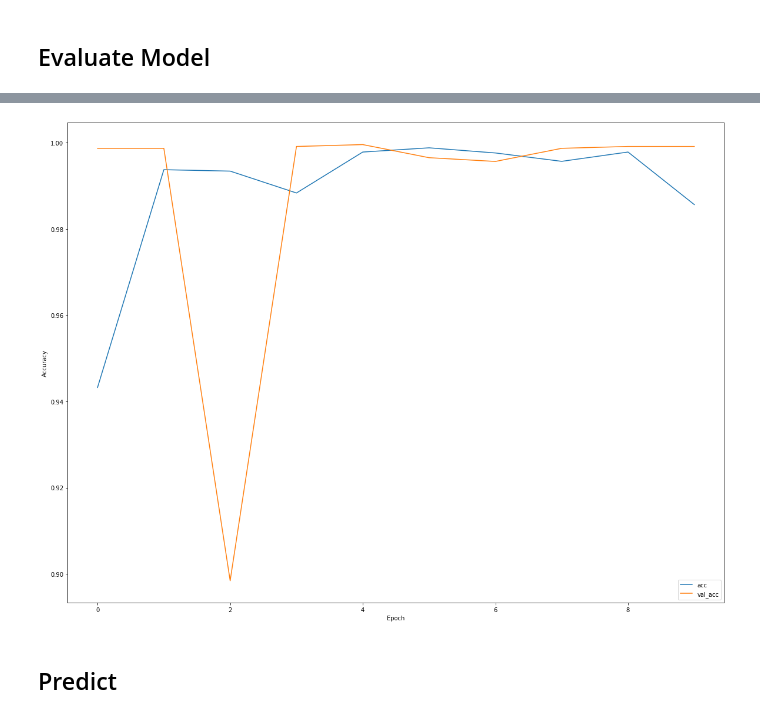
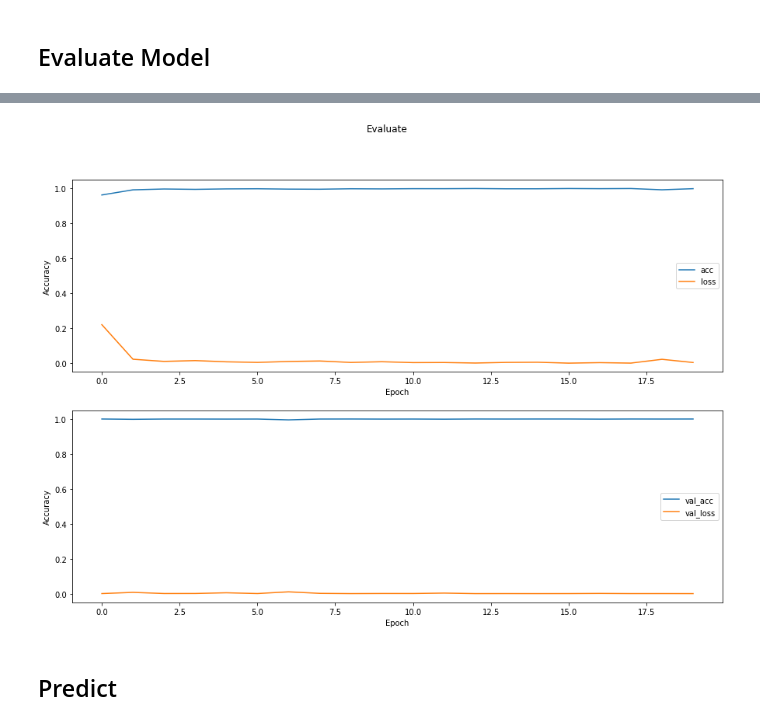
Before and after one commit to krogerpa/oveject_detection, a Jupyter notebook: CNN_tom.ipynb, the cells around one changed output, grey strips where cells are left out. Saved outputs shown, nothing was run; the diff lists cells and outputs as text; code cells hidden in the pictures.

```diff
--- a/CNN_tom.ipynb
+++ b/CNN_tom.ipynb
@@ -59,7 +48,7 @@ VALIDATION_SPLIT = 0.2 #@param {type:"number"}
 
 IMAGE_FOLDER_NAME = "robot_ball_dataset" #@param {type:"string"}
 
-TEST_FOLDER_NAME = "test"
+TEST_FOLDER_NAME = "test_dataset" #@param {type:"string"}
 
 DIMEN = 240 #@param {type:"integer"}
 
@@ -69,17 +58,17 @@ BATCH_SIZE = 64 #@param {type:"integer"}
 
 #@markdown #### Load Data
 
-DATA_FOLDER_PATH = "images/processed_data" #@param {type:"string"}
+DATA_FOLDER_PATH = "processed_data" #@param {type:"string"}
 
 #@markdown ---
 
 #@markdown #### Prepare Tensorflow Parameter
 
 NUMBER_OF_CLASSES = 2 #@param {type:"integer"}
-EPOCHS = 10 #@param {type:"integer"}
+EPOCHS =  20 #@param {type:"integer"}
 DROPOUT_RATE = 0.25 #@param {type:"number"}
 
-MODEL_PATH = "models/" #@param {type:"string"}
+MODEL_PATH = "models" #@param {type:"string"}
 # %% [markdown]
 ## Prepare Data
 # %% [markdown]
@@ -271,16 +262,23 @@ Elapsed time acquired for 10 epoch(s) -> 5.3898467461268105 minutes
 # %% [markdown]
 ## Evaluate Model
 # %%
-plt.figure(figsize=(20, 15))
-plt.plot(history.history['acc'], label='acc')
-#plt.plot(history.history['loss'], label='loss')
-plt.plot(history.history['val_acc'], label = 'val_acc')
-#plt.plot(history.history['val_loss'], label='val_loss')
+fig, (ax1, ax2)= plt.subplots(nrows=2, ncols=1, figsize=(15,10))
 
-plt.xlabel('Epoch')
-plt.ylabel('Accuracy')
-#plt.ylim([0.9, 1.1])
-plt.legend(loc='lower right')
+fig.suptitle('Evaluate')
+
+ax1.plot(history.history['acc'], label='acc')
+ax1.plot(history.history['loss'], label='loss')
+
+ax1.set_xlabel('Epoch')
+ax1.set_ylabel('Accuracy')
+ax1.legend(loc='center right')
+
+ax2.plot(history.history['val_acc'], label = 'val_acc')
+ax2.plot(history.history['val_loss'], label='val_loss')
+
+ax2.set_xlabel('Epoch')
+ax2.set_ylabel('Accuracy')
+ax2.legend(loc='center right')
 
 test_loss, test_acc = model.evaluate_generator(test_generator, verbose=2)
 print('test_acc: {}'.format(test_acc))
@@ -290,3 +288,3 @@ test_acc: 0.7264957427978516
-[figure, old version]
+[figure, new version]
 # %% [markdown]
 ## Predict
```
Also changed, not shown: parts of 9 cells of this notebook.
